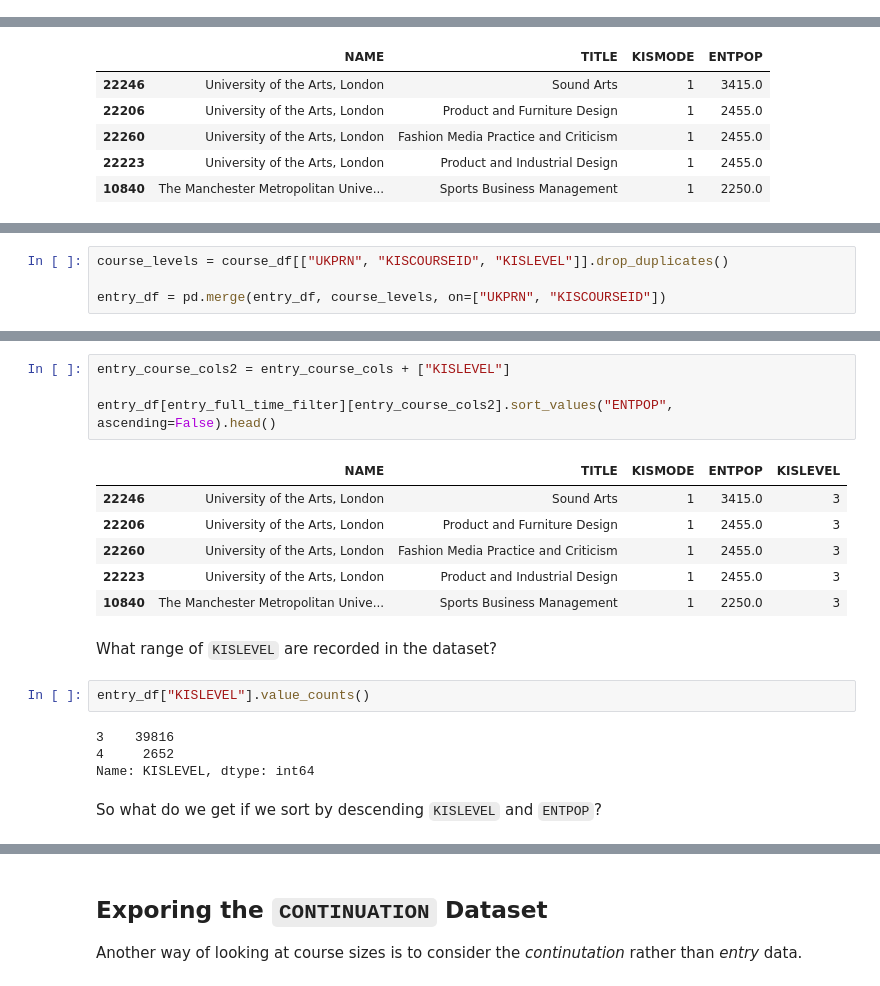
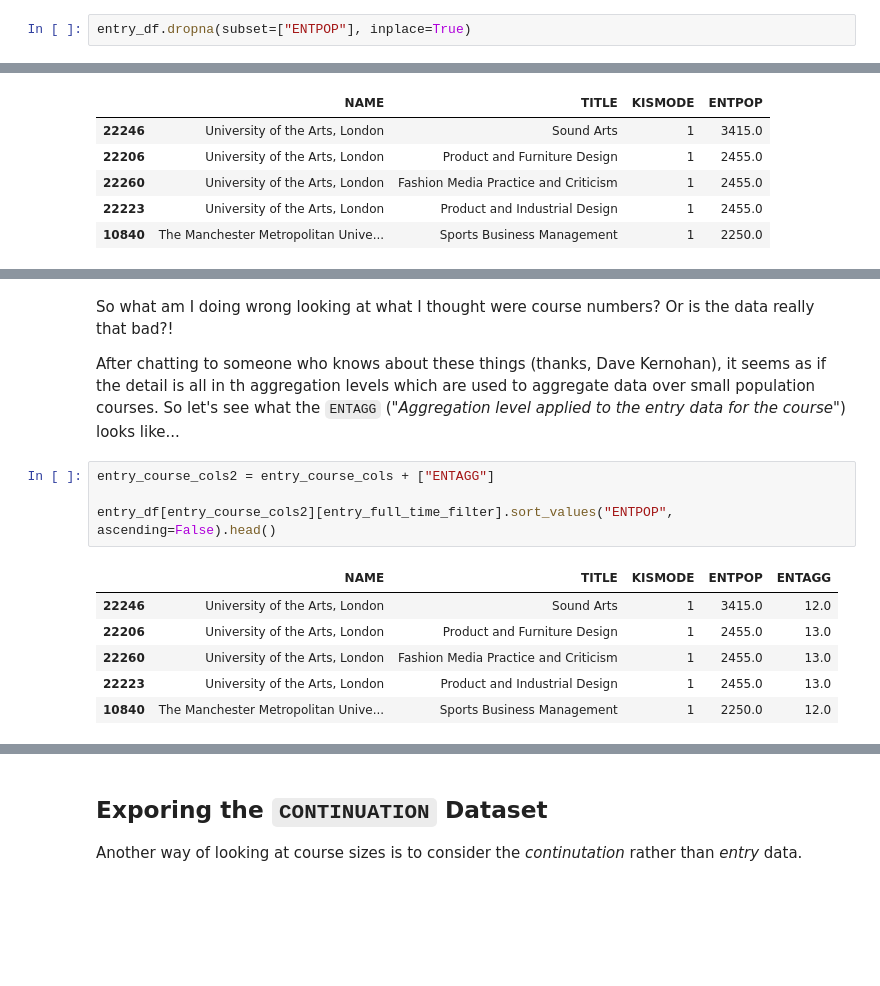
Before and after one commit to ConversationsWithData/unistats, a Jupyter notebook: 03.1 unistats - simple sorting and filtering.ipynb, the cells around one changed output, grey strips where cells are left out. Cells and saved outputs as stored; diff of their text form; blank space fills up the shorter version.

```diff
--- a/03.1 unistats - simple sorting and filtering.ipynb
+++ b/03.1 unistats - simple sorting and filtering.ipynb
@@ -136,0 +165,2 @@ That OU courses have large populations is no surprise, but the University of the
+# %%
+entry_df.dropna(subset=["ENTPOP"], inplace=True)
@@ -154,4 +194,0 @@ I also wonder: are the courses all of the same *level*? I'm not sure what the `K
-# %%
-course_levels = course_df[["UKPRN", "KISCOURSEID", "KISLEVEL"]].drop_duplicates()
-
-entry_df = pd.merge(entry_df, course_levels, on=["UKPRN", "KISCOURSEID"])
@@ -160,21 +204,15 @@ How do the results look with this information added?
+# %% [markdown]
+So what am I doing wrong looking at what I thought were course numbers? Or is the data really that bad?!
+
+After chatting to someone who knows about these things (thanks, Dave Kernohan), it seems as if the detail is all in th aggregation levels which are used to aggregate data over small population courses. So let's see what the `ENTAGG` (_"Aggregation level applied to the entry data for the course"_) looks like...
 # %%
-entry_course_cols2 = entry_course_cols + ["KISLEVEL"]
+entry_course_cols2 = entry_course_cols + ["ENTAGG"]
 
-entry_df[entry_full_time_filter][entry_course_cols2].sort_values("ENTPOP", ascending=False).head()
+entry_df[entry_course_cols2][entry_full_time_filter].sort_values("ENTPOP", ascending=False).head()
 # %% [output]
-|  | NAME | TITLE | KISMODE | ENTPOP | KISLEVEL |
-| 22246 | University of the Arts, London | Sound Arts | 1 | 3415.0 | 3 |
-| 22206 | University of the Arts, London | Product and Furniture Design | 1 | 2455.0 | 3 |
-| 22260 | University of the Arts, London | Fashion Media Practice and Criticism | 1 | 2455.0 | 3 |
-| 22223 | University of the Arts, London | Product and Industrial Design | 1 | 2455.0 | 3 |
-| 10840 | The Manchester Metropolitan Unive... | Sports Business Management | 1 | 2250.0 | 3 |
+|  | NAME | TITLE | KISMODE | ENTPOP | ENTAGG |
+| 22246 | University of the Arts, London | Sound Arts | 1 | 3415.0 | 12.0 |
+| 22206 | University of the Arts, London | Product and Furniture Design | 1 | 2455.0 | 13.0 |
+| 22260 | University of the Arts, London | Fashion Media Practice and Criticism | 1 | 2455.0 | 13.0 |
+| 22223 | University of the Arts, London | Product and Industrial Design | 1 | 2455.0 | 13.0 |
+| 10840 | The Manchester Metropolitan Unive... | Sports Business Management | 1 | 2250.0 | 12.0 |
-# %% [markdown]
-What range of `KISLEVEL` are recorded in the dataset?
-# %%
-entry_df["KISLEVEL"].value_counts()
-# %% [output]
-3    39816
-4     2652
-Name: KISLEVEL, dtype: int64
-# %% [markdown]
-So what do we get if we sort by descending `KISLEVEL` and `ENTPOP`?
```
Also changed, not shown: parts of 31 cells of this notebook.
